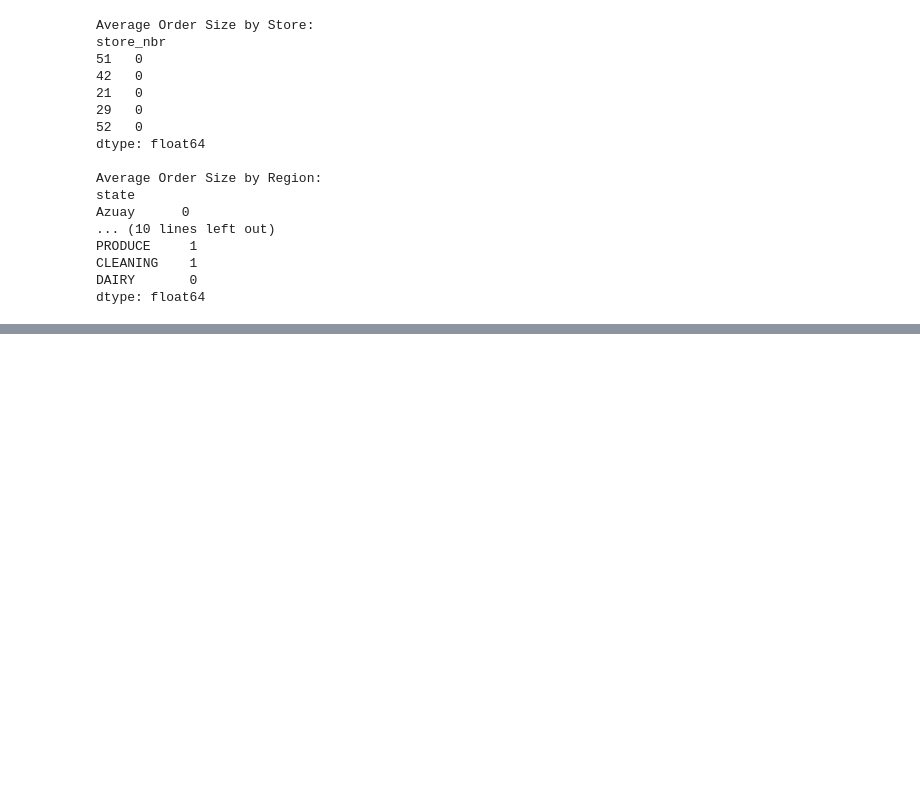
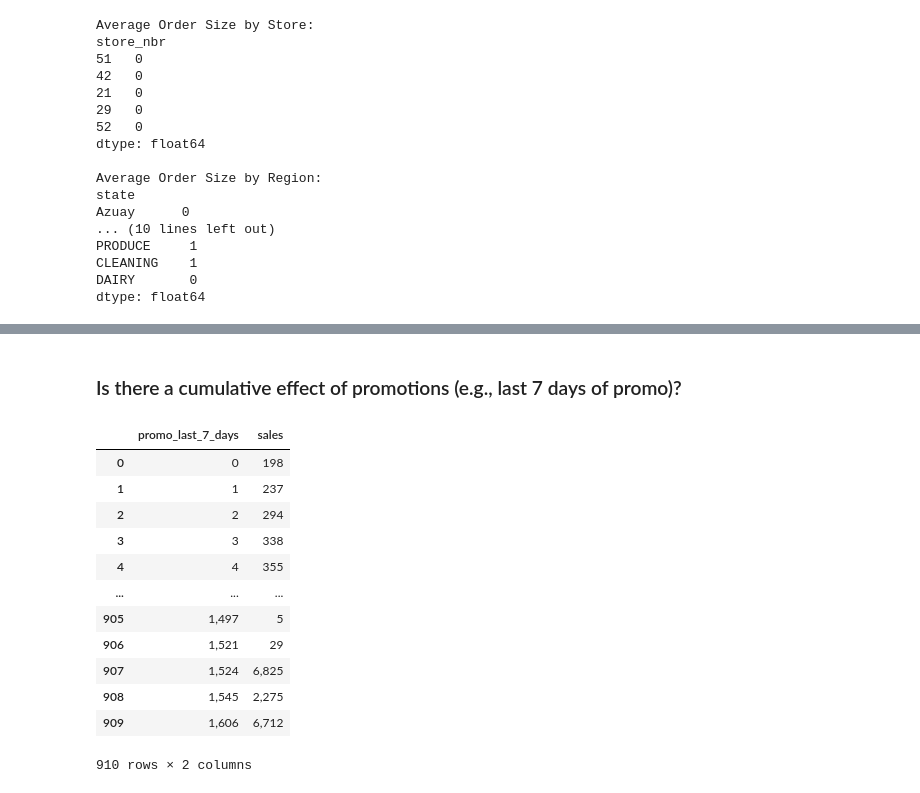
Before and after one commit to Seif-Eldin-Omar/sales-forecasting-optimization, a Jupyter notebook: notebooks/analysis_demo.ipynb, the cells around one changed output, grey strips where cells are left out. Saved outputs shown, nothing was run; the diff lists cells and outputs as text; code cells hidden in the pictures; blank space fills up the shorter version.

```diff
--- a/notebooks/analysis_demo.ipynb
+++ b/notebooks/analysis_demo.ipynb
@@ -183,0 +303,19 @@ dtype: float64
+# %% [markdown]
+### Is there a cumulative effect of promotions (e.g., last 7 days of promo)?
+# %%
+avg_sales_by_promo_7_days = df.groupby('promo_last_7_days')['sales'].mean().reset_index()
+avg_sales_by_promo_7_days
+# %% [output]
+|  | promo_last_7_days | sales |
+| 0 | 0 | 198 |
+| 1 | 1 | 237 |
+| 2 | 2 | 294 |
+| 3 | 3 | 338 |
+| 4 | 4 | 355 |
+| ... | ... | ... |
+| 905 | 1,497 | 5 |
+| 906 | 1,521 | 29 |
+| 907 | 1,524 | 6,825 |
+| 908 | 1,545 | 2,275 |
+| 909 | 1,606 | 6,712 |
+910 rows × 2 columns
```
Also changed, not shown: parts of 42 cells of this notebook, 1 other file.
